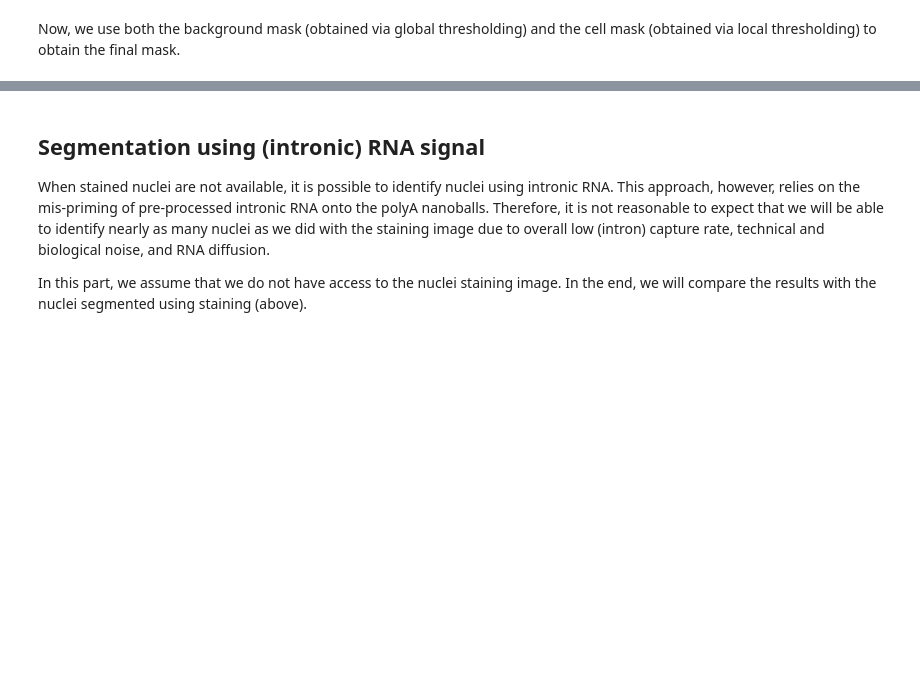
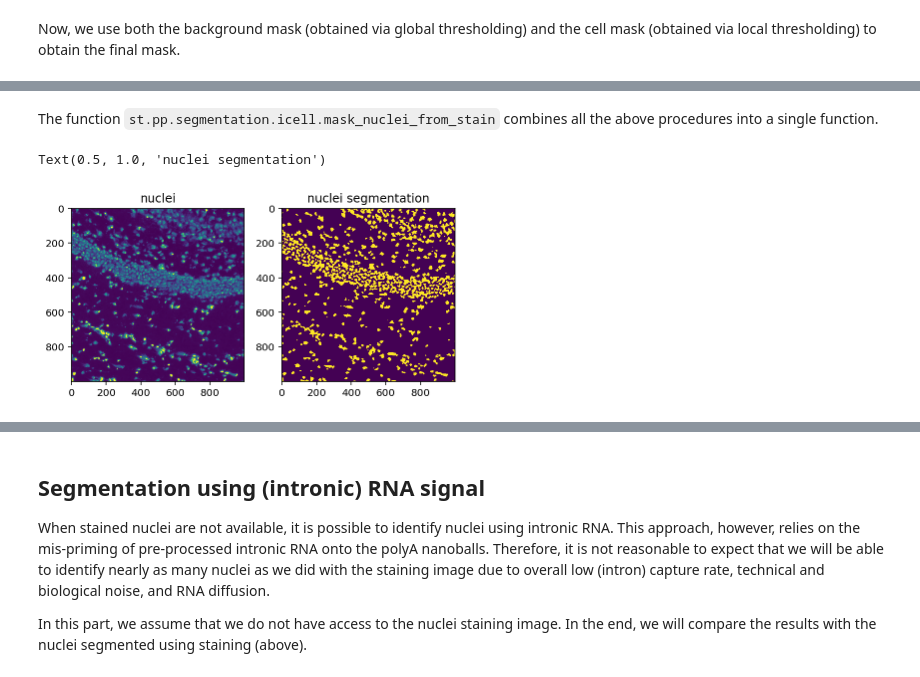
Before and after one commit to aristoteleo/spateo-notebooks, a Jupyter notebook: nuclei_segmentation.ipynb, the cells around one changed output, grey strips where cells are left out. Cells and saved outputs as stored; diff of their text form; code cells hidden in the pictures; blank space fills up the shorter version.

```diff
--- a/nuclei_segmentation.ipynb
+++ b/nuclei_segmentation.ipynb
@@ -85,2 +85,17 @@ Text(0.5, 1.0, 'nuclei segmentation')
+# %% [markdown]
+The function `st.pp.segmentation.icell.mask_nuclei_from_stain` combines all the above procedures into a single function.
+# %%
+nuclei_mask = st.pp.segmentation.icell.mask_nuclei_from_stain(
+    tif, otsu_classes=3, otsu_index=0, local_k=45, mk=7
+)
+fig, axes = plt.subplots(ncols=2, figsize=(6, 3), tight_layout=True)
+axes[0].imshow(tif)
+axes[0].set_title('nuclei')
+
+axes[1].imshow(nuclei_mask)
+axes[1].set_title('nuclei segmentation')
+# %% [output]
+Text(0.5, 1.0, 'nuclei segmentation')
+[figure, added]
 # %% [markdown]
 This does a pretty good job at identifying where nuclei are, but there are some noisy areas and regions where multiple nuclei are connected. We would like to separate individual nuclei. We can do so by using the Watershed algorithm. Note that this algorithm relies on a set of "markers" which will serve as seed regions for segmentation. Therefore, finding good markers is very important.
```
Also changed, not shown: parts of 9 cells of this notebook.
